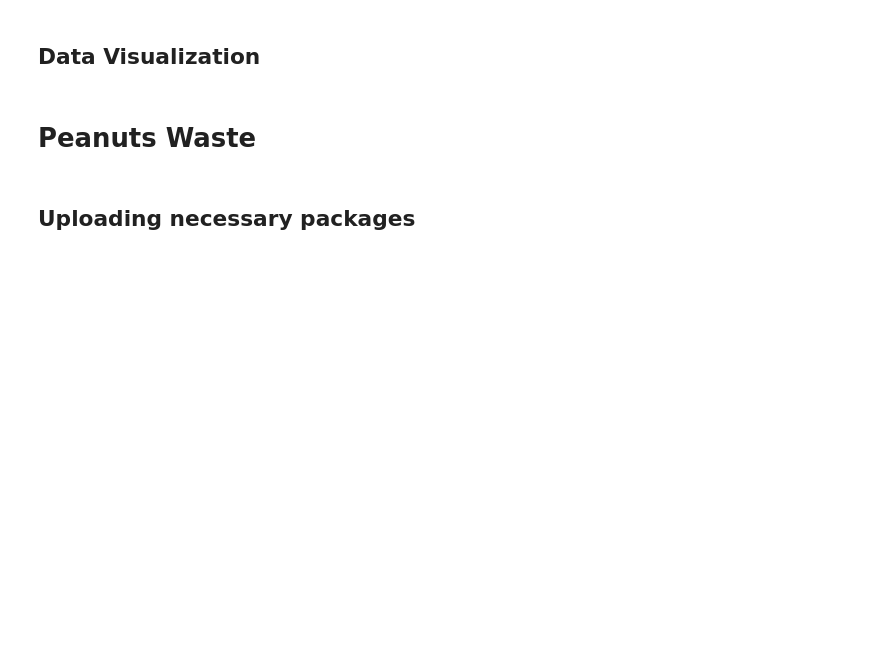
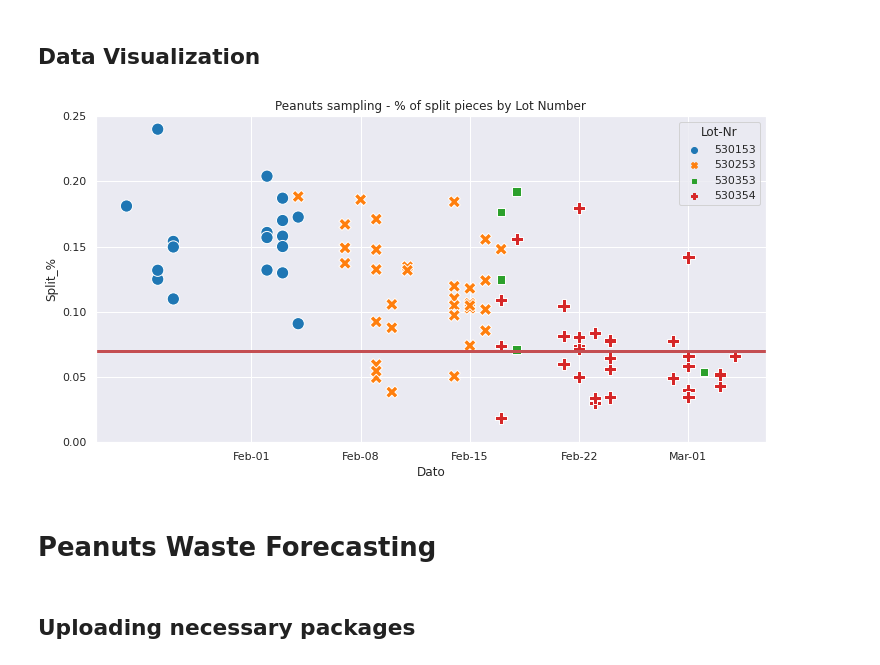
Before and after one commit to gabrielborja/chocolate_making, a Jupyter notebook: coating_process_analytics.ipynb, the cells around one changed output. Drawn from its saved outputs; the diff is of its cells as text; code cells hidden in the pictures; blank space fills up the shorter version.

Commit message:
update peanuts analytics 2022-03-07

```diff
--- a/coating_process_analytics.ipynb
+++ b/coating_process_analytics.ipynb
@@ -338,15 +335,17 @@ plt.show()
 # %%
 # Plotting the half peanuts variability over time
 fig4 = sns.scatterplot(x='Dato', y='Split_%', data=df4, style='Lot-Nr', hue='Lot-Nr', palette='tab10', s=150)
 xformatter = mdates.DateFormatter("%b-%d")
 fig4.xaxis.set_major_formatter(xformatter)
 plt.title('Peanuts sampling - % of split pieces by Lot Number')
 plt.axhline(y=0.07, color='r', linewidth=3, linestyle='-')
 plt.ylim([0, 0.25])
-plt.legend(bbox_to_anchor=(1.15, 1)) #==> Set legend outside the chart
+#plt.legend(bbox_to_anchor=(1.15, 1)) #==> Set legend outside the chart
 plt.show()
+# %% [output]
+[figure, added]
 # %% [markdown]
-# Peanuts Waste
+# Peanuts Waste Forecasting
 # %% [markdown]
 ## Uploading necessary packages
 # %%
```
Also changed, not shown: parts of 2 cells of this notebook.
